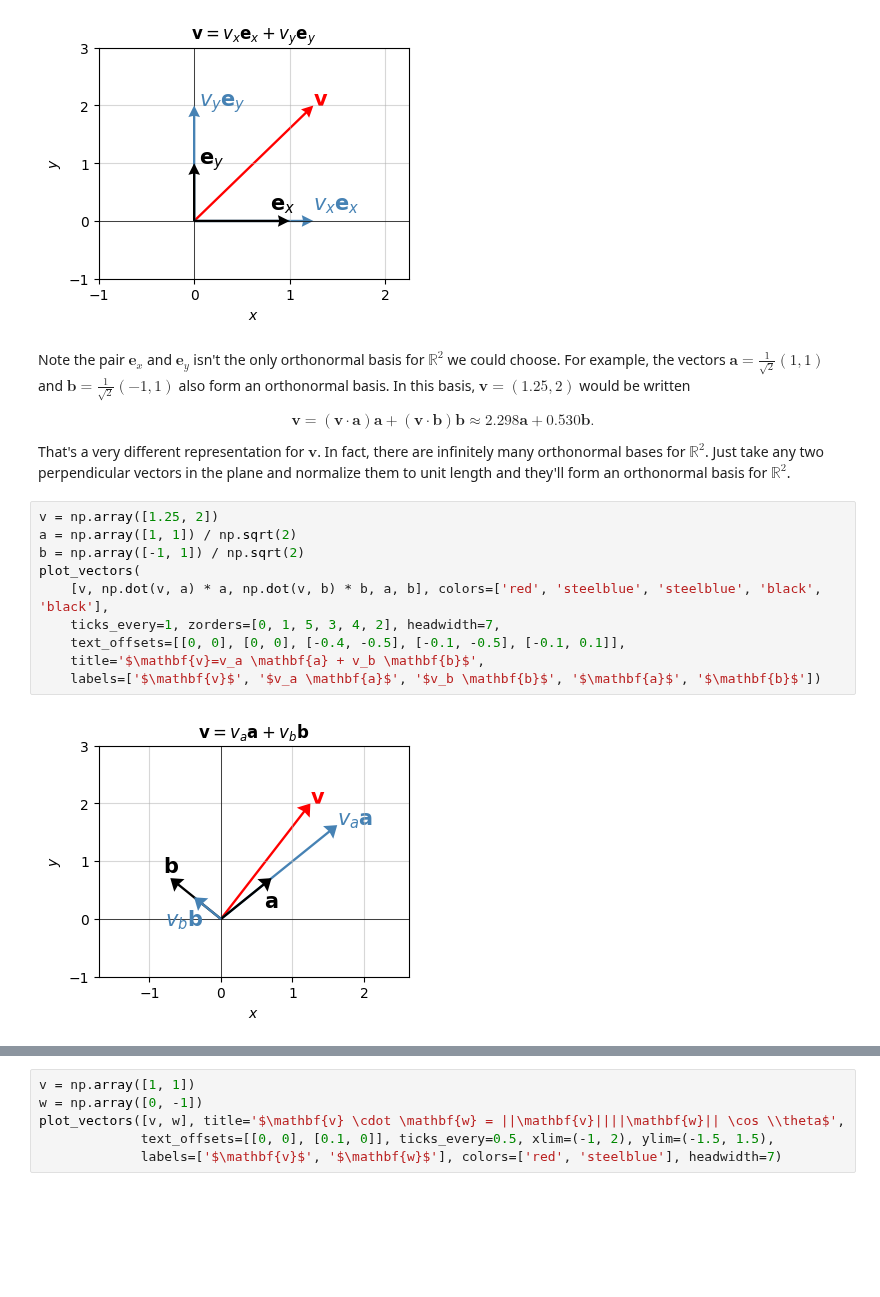
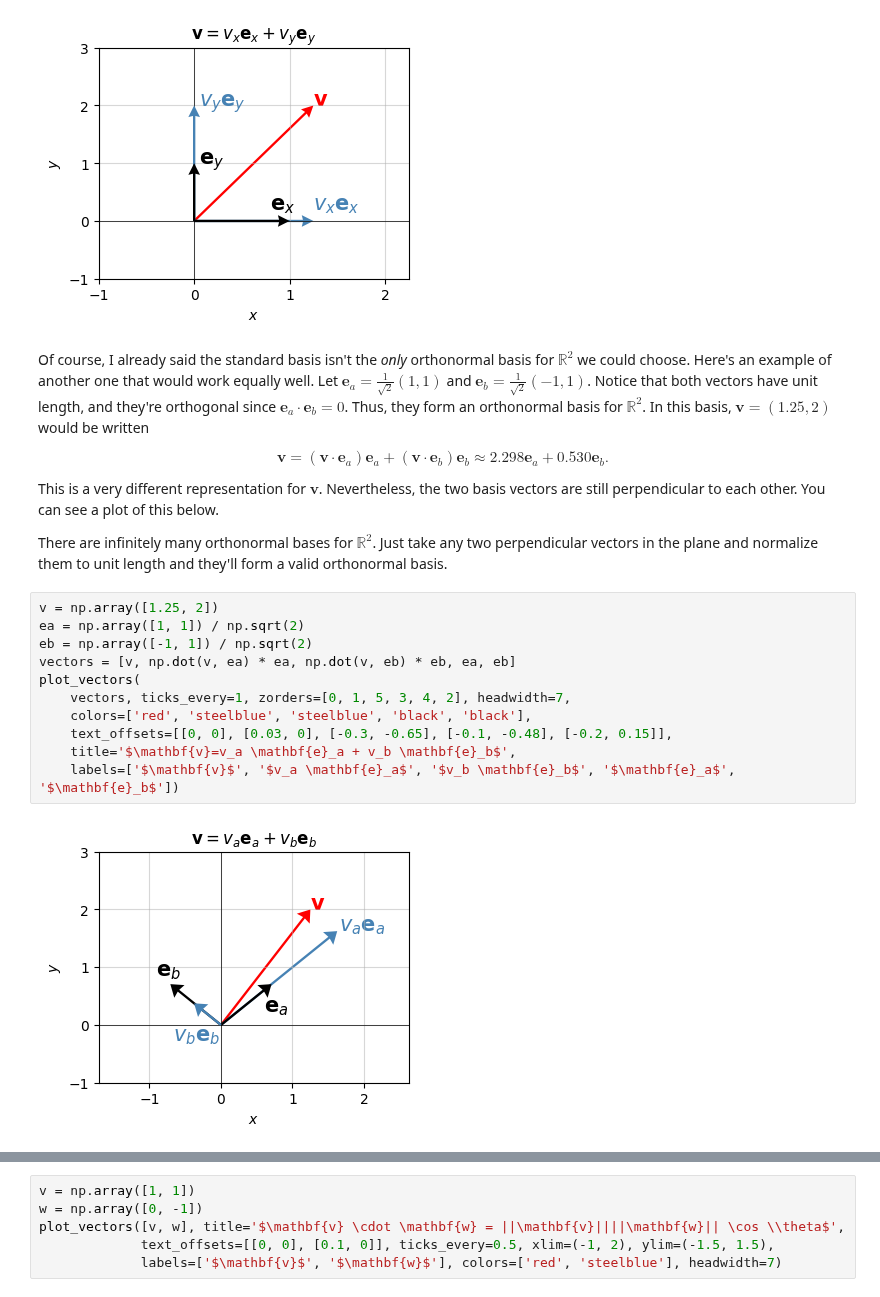
Before and after one commit to rkingery/ml-book, a Jupyter notebook: notebooks/vector-spaces.ipynb, the cells around one changed output, grey strips where cells are left out. Drawn from its saved outputs; the diff is of its cells as text; blank space fills up the shorter version.

```diff
--- a/notebooks/vector-spaces.ipynb
+++ b/notebooks/vector-spaces.ipynb
@@ -226,23 +315,26 @@ plot_vectors(
 # %% [output]
 [figure]
 # %% [markdown]
-Note the pair $\mathbf{e}_x$ and $\mathbf{e}_y$ isn't the only orthonormal basis for $\mathbb{R}^2$ we could choose. For example, the vectors $\mathbf{a}=\frac{1}{\sqrt{2}} (1,1)$ and $\mathbf{b}=\frac{1}{\sqrt{2}} (-1,1)$ also form an orthonormal basis. In this basis, $\mathbf{v}=(1.25, 2)$ would be written
+Of course, I already said the standard basis isn't the *only* orthonormal basis for $\mathbb{R}^2$ we could choose. Here's an example of another one that would work equally well. Let $\mathbf{e}_a=\frac{1}{\sqrt{2}} (1,1)$ and $\mathbf{e}_b=\frac{1}{\sqrt{2}} (-1,1)$. Notice that both vectors have unit length, and they're orthogonal since $\mathbf{e}_a \cdot \mathbf{e}_b = 0$. Thus, they form an orthonormal basis for $\mathbb{R}^2$. In this basis, $\mathbf{v}=(1.25, 2)$ would be written
 
-$$\mathbf{v} = (\mathbf{v} \cdot \mathbf{a}) \mathbf{a} + (\mathbf{v} \cdot \mathbf{b}) \mathbf{b} \approx 2.298 \mathbf{a} + 0.530 \mathbf{b}.$$
+$$\mathbf{v} = (\mathbf{v} \cdot \mathbf{e}_a) \mathbf{e}_a + (\mathbf{v} \cdot \mathbf{e}_b) \mathbf{e}_b \approx 2.298 \mathbf{e}_a + 0.530 \mathbf{e}_b.$$
 
-That's a very different representation for $\mathbf{v}$. In fact, there are infinitely many orthonormal bases for $\mathbb{R}^2$. Just take any two perpendicular vectors in the plane and normalize them to unit length and they'll form an orthonormal basis for $\mathbb{R}^2$.
+This is a very different representation for $\mathbf{v}$. Nevertheless, the two basis vectors are still perpendicular to each other. You can see a plot of this below.
+
+There are infinitely many orthonormal bases for $\mathbb{R}^2$. Just take any two perpendicular vectors in the plane and normalize them to unit length and they'll form a valid orthonormal basis.
 # %%
 v = np.array([1.25, 2])
-a = np.array([1, 1]) / np.sqrt(2)
-b = np.array([-1, 1]) / np.sqrt(2)
+ea = np.array([1, 1]) / np.sqrt(2)
+eb = np.array([-1, 1]) / np.sqrt(2)
+vectors = [v, np.dot(v, ea) * ea, np.dot(v, eb) * eb, ea, eb]
 plot_vectors(
-    [v, np.dot(v, a) * a, np.dot(v, b) * b, a, b], colors=['red', 'steelblue', 'steelblue', 'black', 'black'],
-    ticks_every=1, zorders=[0, 1, 5, 3, 4, 2], headwidth=7,
-    text_offsets=[[0, 0], [0, 0], [-0.4, -0.5], [-0.1, -0.5], [-0.1, 0.1]],
-    title='$\mathbf{v}=v_a \mathbf{a} + v_b \mathbf{b}$',
-    labels=['$\mathbf{v}$', '$v_a \mathbf{a}$', '$v_b \mathbf{b}$', '$\mathbf{a}$', '$\mathbf{b}$'])
+    vectors, ticks_every=1, zorders=[0, 1, 5, 3, 4, 2], headwidth=7,
+    colors=['red', 'steelblue', 'steelblue', 'black', 'black'],
+    text_offsets=[[0, 0], [0.03, 0], [-0.3, -0.65], [-0.1, -0.48], [-0.2, 0.15]],
+    title='$\mathbf{v}=v_a \mathbf{e}_a + v_b \mathbf{e}_b$',
+    labels=['$\mathbf{v}$', '$v_a \mathbf{e}_a$', '$v_b \mathbf{e}_b$', '$\mathbf{e}_a$', '$\mathbf{e}_b$'])
 # %% [output]
-[figure, old version]
+[figure, new version]
 # %% [markdown]
 ### Cosine Similarity
 
```
Also changed, not shown: parts of 21 cells of this notebook, 4 other files.
